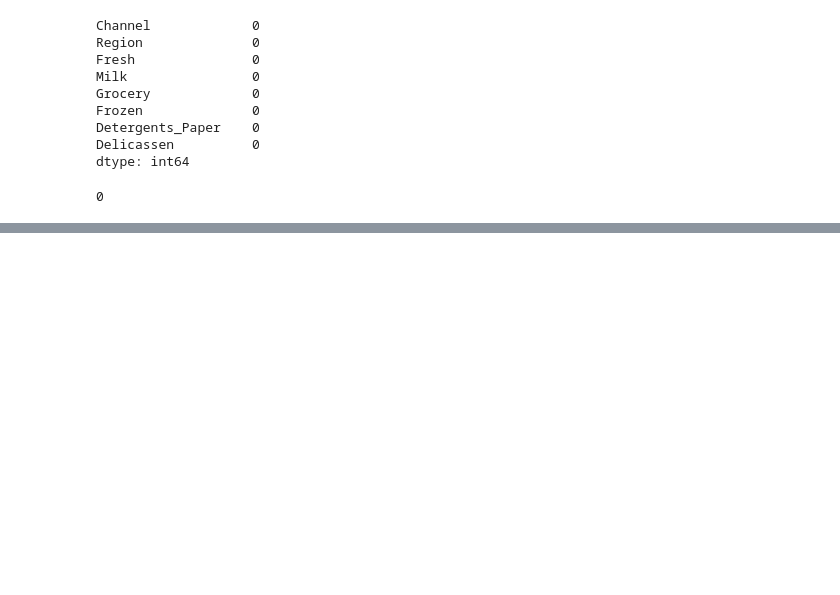
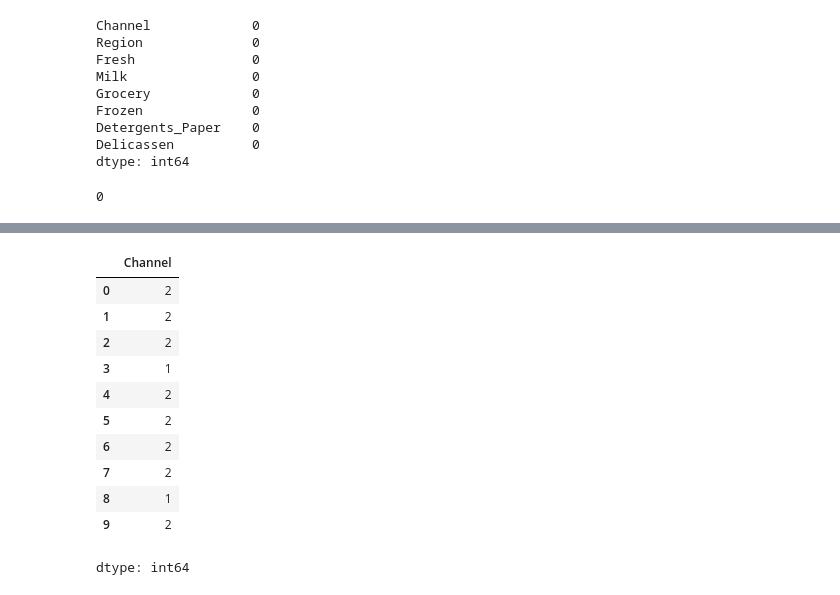
Before and after one commit to SobiaNoorAI/Wholesale-Customer-Segmentation-and-Spending-Behavior-Analysis-By-ML, a Jupyter notebook: Logistic_Regression_Wholesale_Customers.ipynb, the cells around one changed output, grey strips where cells are left out. Cells and saved outputs as stored; diff of their text form; code cells hidden in the pictures; blank space fills up the shorter version.

```diff
--- a/Logistic_Regression_Wholesale_Customers.ipynb
+++ b/Logistic_Regression_Wholesale_Customers.ipynb
@@ -142,0 +235,16 @@ print(Wholesale_df.duplicated().sum())
+# %%
+# Check Channel Column values
+y.head(10)
+# %% [output]
+|  | Channel |
+| 0 | 2 |
+| 1 | 2 |
+| 2 | 2 |
+| 3 | 1 |
+| 4 | 2 |
+| 5 | 2 |
+| 6 | 2 |
+| 7 | 2 |
+| 8 | 1 |
+| 9 | 2 |
+dtype: int64
```
Also changed, not shown: parts of 11 cells of this notebook.
